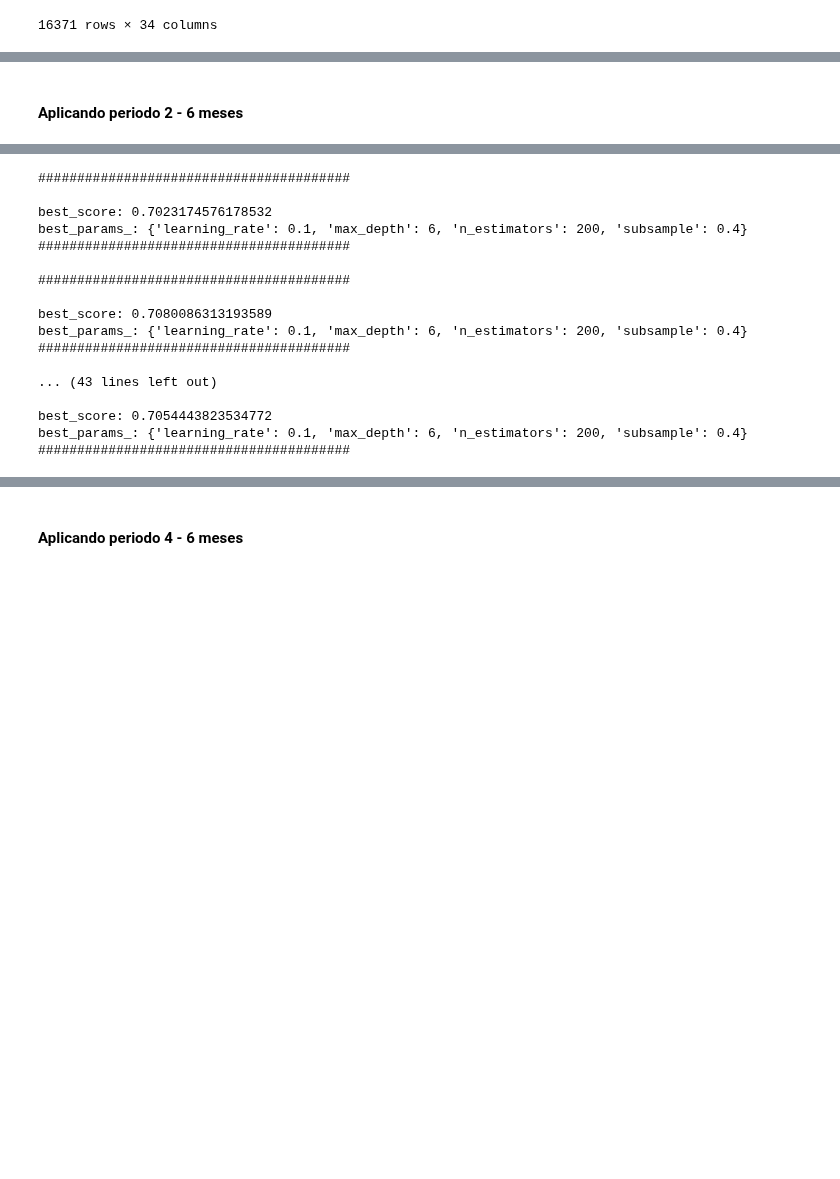
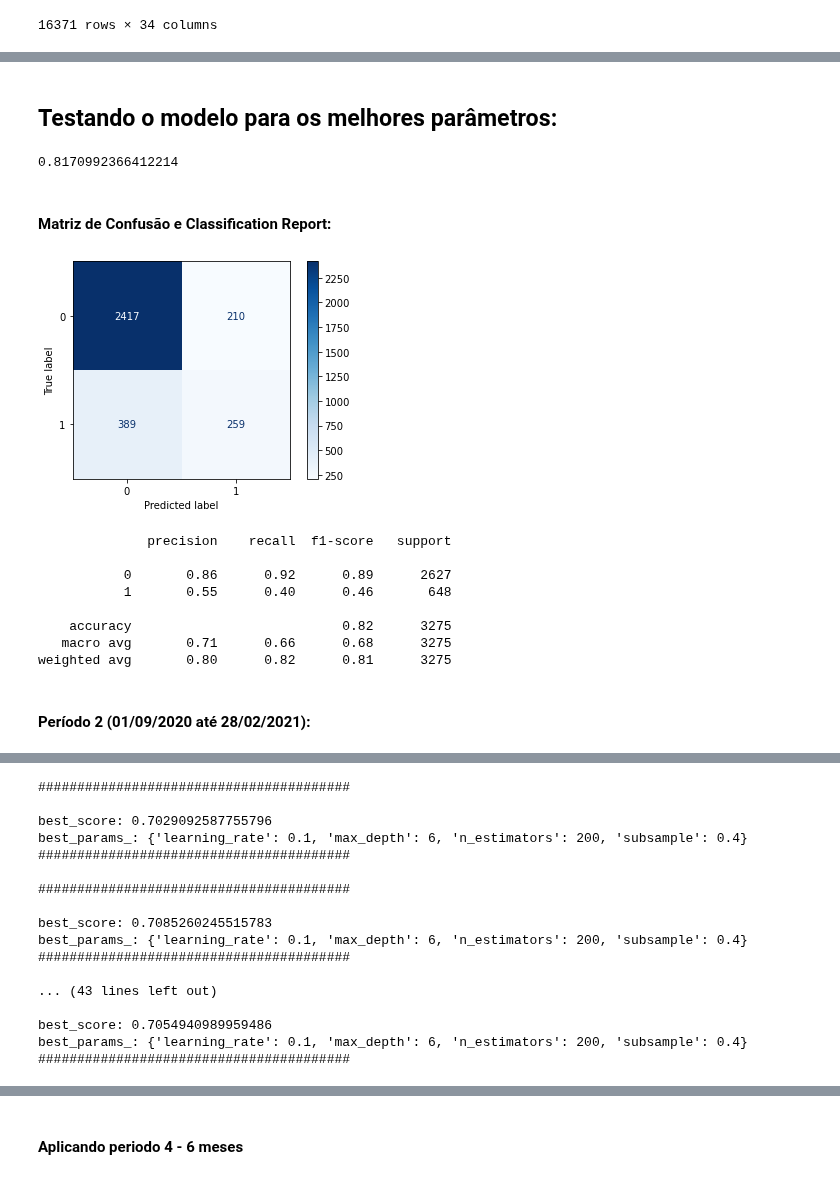
Before and after one commit to bielarnaud/Estudo_dados_de_covid, a Jupyter notebook: Codes/Gradient Boosting.ipynb, the cells around one changed output, grey strips where cells are left out. Drawn from its saved outputs; the diff is of its cells as text; code cells hidden in the pictures; blank space fills up the shorter version.

```diff
--- a/Codes/Gradient Boosting.ipynb
+++ b/Codes/Gradient Boosting.ipynb
@@ -274,6 +296,42 @@ Best_score = 0.8062920583288884
 Best_params = {'learning_rate': 0.1, 'max_depth': 6, 'n_estimators': 200, 'subsample': 0.4}
-# %% [markdown]
-#### Aplicando periodo 2 - 6 meses
+# %% [markdown]
+## Testando o modelo para os melhores parâmetros:
+# %%
+# parametrizando o modelo final
+final_cl_p1 = GradientBoostingClassifier(max_depth=6, n_estimators=200, learning_rate=0.1, subsample=0.4)
+
+#treinando o modelo final
+final_cl_p1.fit(X_train, y_train)
+
+
+preds = final_cl_p1.predict(X_test)
+
+accuracy_score(y_test, preds)
+# %% [output]
+0.8170992366412214
+# %% [markdown]
+#### Matriz de Confusão e Classification Report:
+# %%
+from sklearn.metrics import confusion_matrix
+import matplotlib.pyplot as plt
+from sklearn.metrics import plot_confusion_matrix
+from sklearn.metrics import classification_report
+confusion_matrix(y_test, preds)
+matrix = plot_confusion_matrix(final_cl_p1, X_test, y_test, cmap=plt.cm.Blues)
+plt.show()
+print(classification_report(y_test, preds))
+# %% [output]
+[figure, added]
+              precision    recall  f1-score   support
+
+           0       0.86      0.92      0.89      2627
+           1       0.55      0.40      0.46       648
+
+    accuracy                           0.82      3275
+   macro avg       0.71      0.66      0.68      3275
+weighted avg       0.80      0.82      0.81      3275
+# %% [markdown]
+#### Período 2 (01/09/2020 até 28/02/2021):
 # %%
 random_forest = Random_forest(periodo_2)
 random_forest.run_graves()
@@ -300,46 +358,47 @@ df_p2
 list_random_states = [0,12,42,50,54,68,79,81,92,112]
 
 #listas para armazenar os resutados
-mean_test_scores = []
-std_test_scores = []
-best_scores = []
-best_params = []
+mean_test_scores_2 = []
+std_test_scores_2 = []
+best_scores_2 = []
+best_params_2 = []
+
+X = df_p2.drop("death",axis=1)
+y = df_p2['death']
 
 for random_state in list_random_states:
-    X = df_p2.drop("death",axis=1)
-    y = df_p2['death']
 
     X_train, X_test, y_train, y_test = train_test_split(X, y, test_size=0.2, random_state = random_state)
 
     mean_test_score, std_test_score, best_score, best_param = GradientBoosting_model(X_train,y_train)
 
-    mean_test_scores.append(mean_test_score)
-    std_test_scores.append(std_test_score)
-    best_scores.append(best_score)
-    best_params.append(best_param)
+    mean_test_scores_2.append(mean_test_score)
+    std_test_scores_2.append(std_test_score)
+    best_scores_2.append(best_score)
+    best_params_2.append(best_param)
 
 
 #armazenando as informações na lista para todos os periodos de 6 meses
-mean_test_scores_periodos_6meses.append(mean_test_scores)
-std_test_scores_periodos_6meses.append(std_test_scores)
-best_scores_periodos_6meses.append(best_scores)
-best_params_periodos_6meses.append(best_params)
+mean_test_scores_periodos_6meses.append(mean_test_scores_2)
+std_test_scores_periodos_6meses.append(std_test_scores_2)
+best_scores_periodos_6meses.append(best_scores_2)
+best_params_periodos_6meses.append(best_params_2)
 # %% [output]
 ########################################
 
-best_score: 0.7023174576178532
+best_score: 0.7029092587755796
 best_params_: {'learning_rate': 0.1, 'max_depth': 6, 'n_estimators': 200, 'subsample': 0.4}
 ########################################
 
 ########################################
 
-best_score: 0.7080086313193589
+best_score: 0.7085260245515783
 best_params_: {'learning_rate': 0.1, 'max_depth': 6, 'n_estimators': 200, 'subsample': 0.4}
 ########################################
 
 ... (43 lines left out)
 
-best_score: 0.7054443823534772
+best_score: 0.7054940989959486
 best_params_: {'learning_rate': 0.1, 'max_depth': 6, 'n_estimators': 200, 'subsample': 0.4}
 ########################################
 # %%
```
Also changed, not shown: parts of 27 cells of this notebook, 2 other files.
